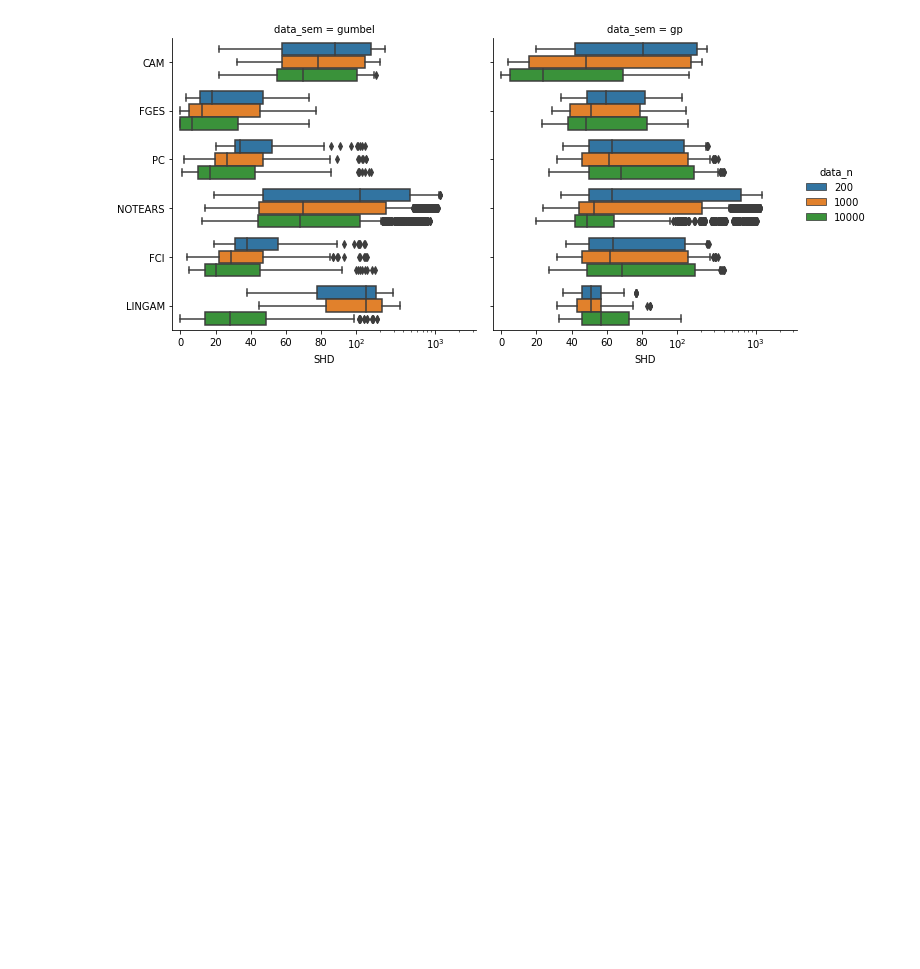
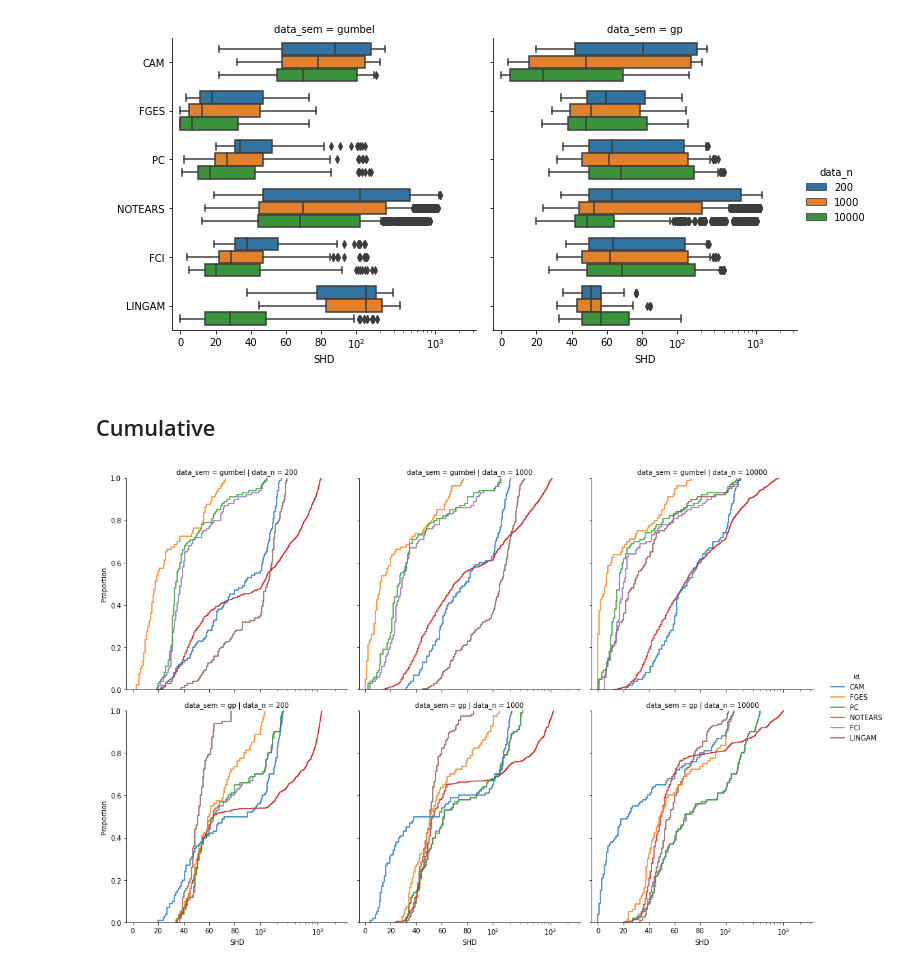
Before and after one commit to misoc-mml/hyperparams-causal-discovery, a Jupyter notebook: hyperparams/hyperparam_10k.ipynb, the cells around one changed output. Saved outputs shown, nothing was run; the diff lists cells and outputs as text; code cells hidden in the pictures; blank space fills up the shorter version.

```diff
--- a/hyperparams/hyperparam_10k.ipynb
+++ b/hyperparams/hyperparam_10k.ipynb
@@ -128,2 +128,19 @@ plt.savefig('./plots/10k/h_box.pdf', dpi=1000)
 # %% [output]
 [figure]
+# %% [markdown]
+## Cumulative
+# %%
+gt = 'er'
+p = 50
+d = 1
+df_case = df.loc[(df['graph_type'] == gt) & (df['graph_p'] == p) & (df['graph_d'] == d) & (df['id'].isin(algs))]
+
+sns.displot(data=df_case, x='SHD_pattern', hue='id', row='data_sem', col='data_n', kind='ecdf').set(xlabel='SHD')
+
+plt.xscale('symlog', linthresh=1e2, linscale=2.0, subs=[2, 3, 4, 5, 6, 7, 8, 9])
+plt.xlim(-5, 1e4/3)
+plt.xticks([0, 20, 40, 60, 80, 1e2, 1e3], labels=[0, 20, 40, 60, 80, '$10^2$', '$10^3$'])
+
+plt.savefig('./plots/10k/10k_h_ecdf.pdf', dpi=1000)
+# %% [output]
+[figure, added]
```
Also changed, not shown: parts of 2 cells of this notebook, 5 other files.
